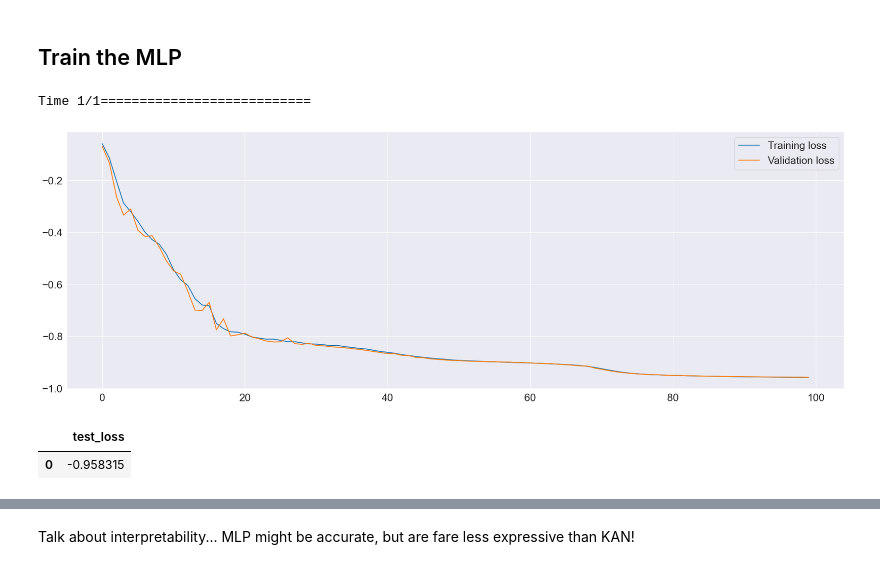
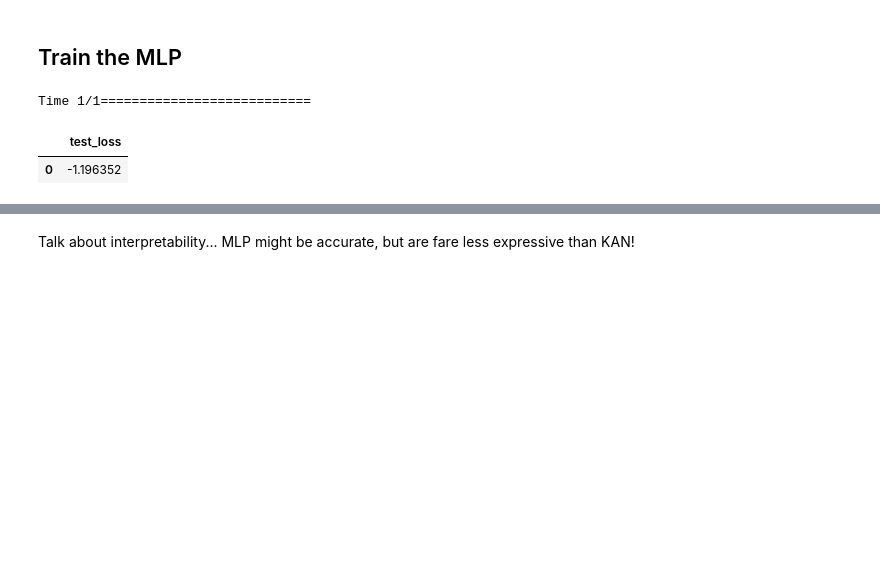
Before and after one commit to MrPio/PHM_North_America_2024_Challenge, a Jupyter notebook: 2-torque_target_probabilistic_regression/2.2-Torque_Target_Regression.ipynb, the cells around one changed output, grey strips where cells are left out. Drawn from its saved outputs; the diff is of its cells as text; code cells hidden in the pictures; blank space fills up the shorter version.

```diff
--- a/2-torque_target_probabilistic_regression/2.2-Torque_Target_Regression.ipynb
+++ b/2-torque_target_probabilistic_regression/2.2-Torque_Target_Regression.ipynb
@@ -38,5 +40,5 @@ Ok, here goes the training. If you want to repeat the training several times, sa
 - The means and standard deviations used to standardize the dataset in each training, which values depend on the selected trainset, are stored inside the `results/<prefix>_norm.csv`.
 # %%
 # 3m
-pyKAN.multi_train(df_x, df_y['trq_margin'], epochs=15, lr=0.05, train_ratio=0.90, batch_size=2048,
+pyKAN.multi_train(df_x, df_y['trq_margin'], epochs=300, lr=0.05, train_ratio=0.80, batch_size=2048,
                   prefix='6-interpretable', times=1)
@@ -76,11 +72,11 @@ Text(-3.615456994207282, 0.7, '$\\tilde{\\mu}_3$ = 0.184')
 # %% [markdown]
 ## Train the EfficientKAN
 # %%
-efficientKAN: PHMNetwork = EfficientKAN(layers=[len(df_x.columns), 1, 2], task='regression', device='cpu')
+efficientKAN: PHMNetwork = EfficientKAN(layers=[len(df_x.columns), 1, 2], task='regression', device='cpu', use_native_loss=True)
 # %%
 efficientKAN.load('torque_target_final')
 # %%
 # 36s
-efficientKAN.multi_train(df_x, df_y['trq_target'], epochs=30, times=1)
+efficientKAN.multi_train(df_x, df_y['trq_target'], epochs=30, times=1, train_ratio=0.1, batch_size=2048)
 # %% [output]
 Time 1/1===========================
@@ -97,15 +92,14 @@ efficientKAN.plot(scale=1.2)
 # %% [markdown]
 ## Train the MLP
 # %%
-mlp: PHMNetwork = MLP(layers=[len(df_x.columns), 64, 64, 2], task='regression', device='cpu')
+mlp: PHMNetwork = MLP(layers=[len(df_x.columns), 4, 4, 2], task='regression', device='cpu', use_native_loss=True)
 # %%
 mlp.load('torque_target_final')
 # %%
 # 36s
-mlp.multi_train(df_x, df_y['trq_margin'], epochs=100, lr=0.05, times=1, batch_size=2048)
+mlp.multi_train(df_x, df_y['trq_margin'], epochs=300, lr=0.05, times=1, batch_size=2048)
 # %% [output]
 Time 1/1===========================
-[figure, removed]
 |  | test_loss |
-| 0 | -0.958315 |
+| 0 | -1.196352 |
 # %%
```
Also changed, not shown: parts of 11 cells of this notebook, 25 other files.
